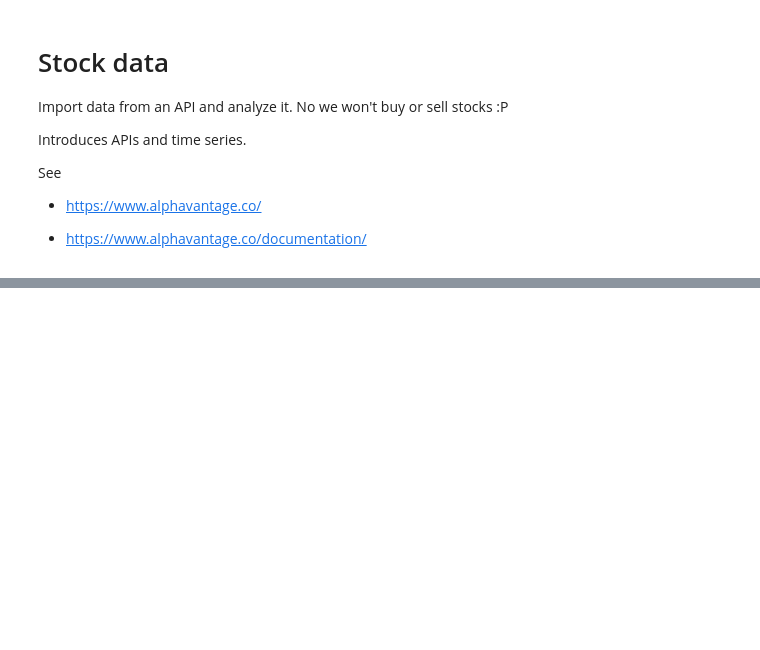
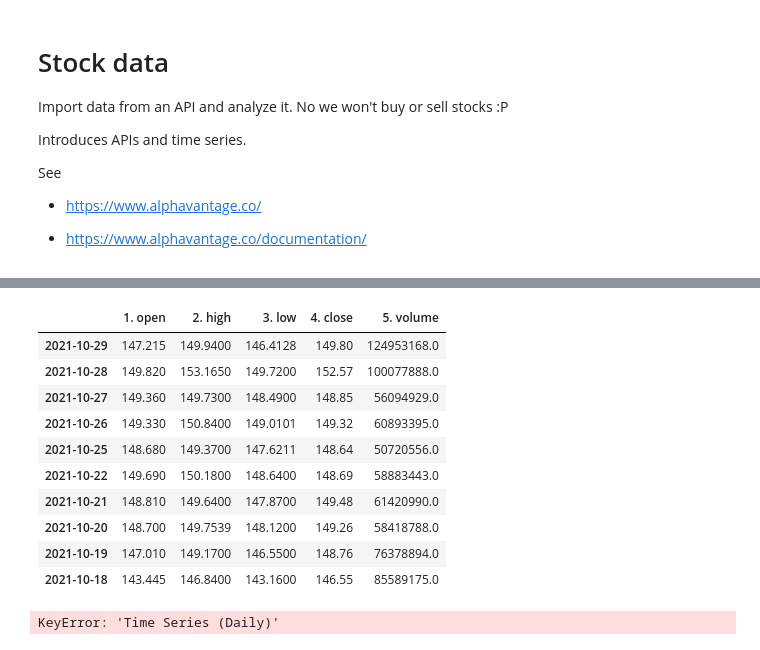
Before and after one commit to jwiegert/databehandling-joachim-wiegert, a Jupyter notebook: code-along/lect04_stocks.ipynb, the cells around one changed output, grey strips where cells are left out. Saved outputs shown, nothing was run; the diff lists cells and outputs as text; code cells hidden in the pictures; blank space fills up the shorter version.

```diff
--- a/code-along/lect04_stocks.ipynb
+++ b/code-along/lect04_stocks.ipynb
@@ -28,0 +170,39 @@ url = f"https://www.alphavantage.co/query?function=TIME_SERIES_DAILY&symbol=IBM&
+# %%
+# Or a range, we can slice with the dates
+df_aapl.loc["2021-10-15":"2021-10-29"]
+
+# We can computewith the dates, extract "last week" and things like that with time delta.
+# %% [output]
+|  | 1. open | 2. high | 3. low | 4. close | 5. volume |
+| 2021-10-29 | 147.215 | 149.9400 | 146.4128 | 149.80 | 124953168.0 |
+| 2021-10-28 | 149.820 | 153.1650 | 149.7200 | 152.57 | 100077888.0 |
+| 2021-10-27 | 149.360 | 149.7300 | 148.4900 | 148.85 | 56094929.0 |
+| 2021-10-26 | 149.330 | 150.8400 | 149.0101 | 149.32 | 60893395.0 |
+| 2021-10-25 | 148.680 | 149.3700 | 147.6211 | 148.64 | 50720556.0 |
+| 2021-10-22 | 149.690 | 150.1800 | 148.6400 | 148.69 | 58883443.0 |
+| 2021-10-21 | 148.810 | 149.6400 | 147.8700 | 149.48 | 61420990.0 |
+| 2021-10-20 | 148.700 | 149.7539 | 148.1200 | 149.26 | 58418788.0 |
+| 2021-10-19 | 147.010 | 149.1700 | 146.5500 | 148.76 | 76378894.0 |
+| 2021-10-18 | 143.445 | 146.8400 | 143.1600 | 146.55 | 85589175.0 |
+# %%
+# Now we want other companies
+symbols = ["AAPL", "TSLA", "NVDA","IBM"]
+stock_list = []
+
+for symbol in symbols:
+    url = f"https://www.alphavantage.co/query?function=TIME_SERIES_DAILY&symbol={symbol}&outputsize=full&apikey={api_key}"
+    data = requests.get(url).json()
+    df = pd.DataFrame(data['Time Series (Daily)']).transpose()
+    # So we have several things here
+    # We rename the column 4.close to the name of the company
+    # change to floats
+    df = df["4. close"].rename(symbol).astype(float)
+    # and add dataframes to a list
+    stock_list.append(df)
+    # Add time sleep to pause 10second between each import
+    time.sleep(60)
+
+# Check results
+stock_list
+# %% [output]
+KeyError: 'Time Series (Daily)'
```
Also changed, not shown: parts of 12 cells of this notebook, 2 other files.
